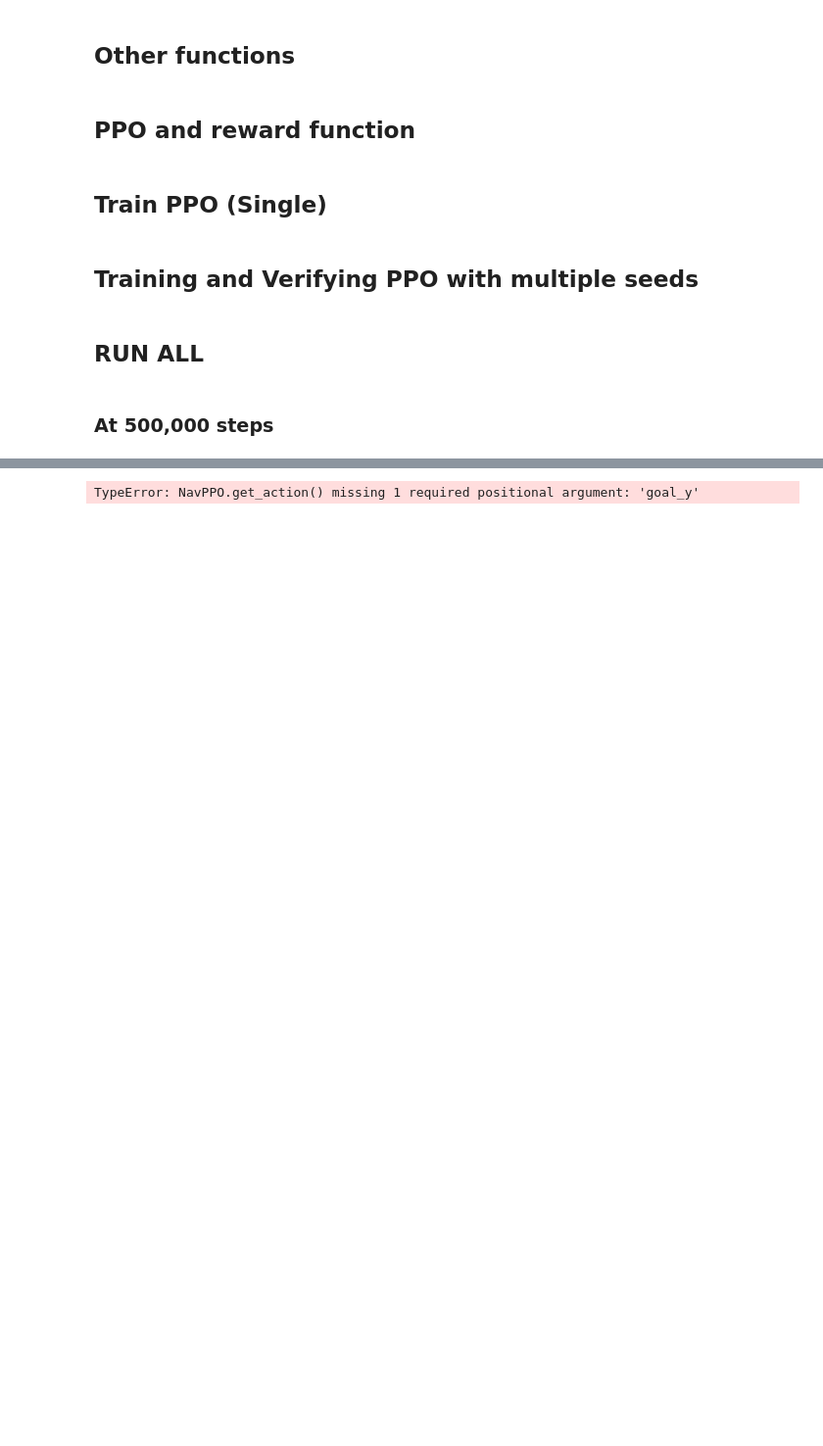
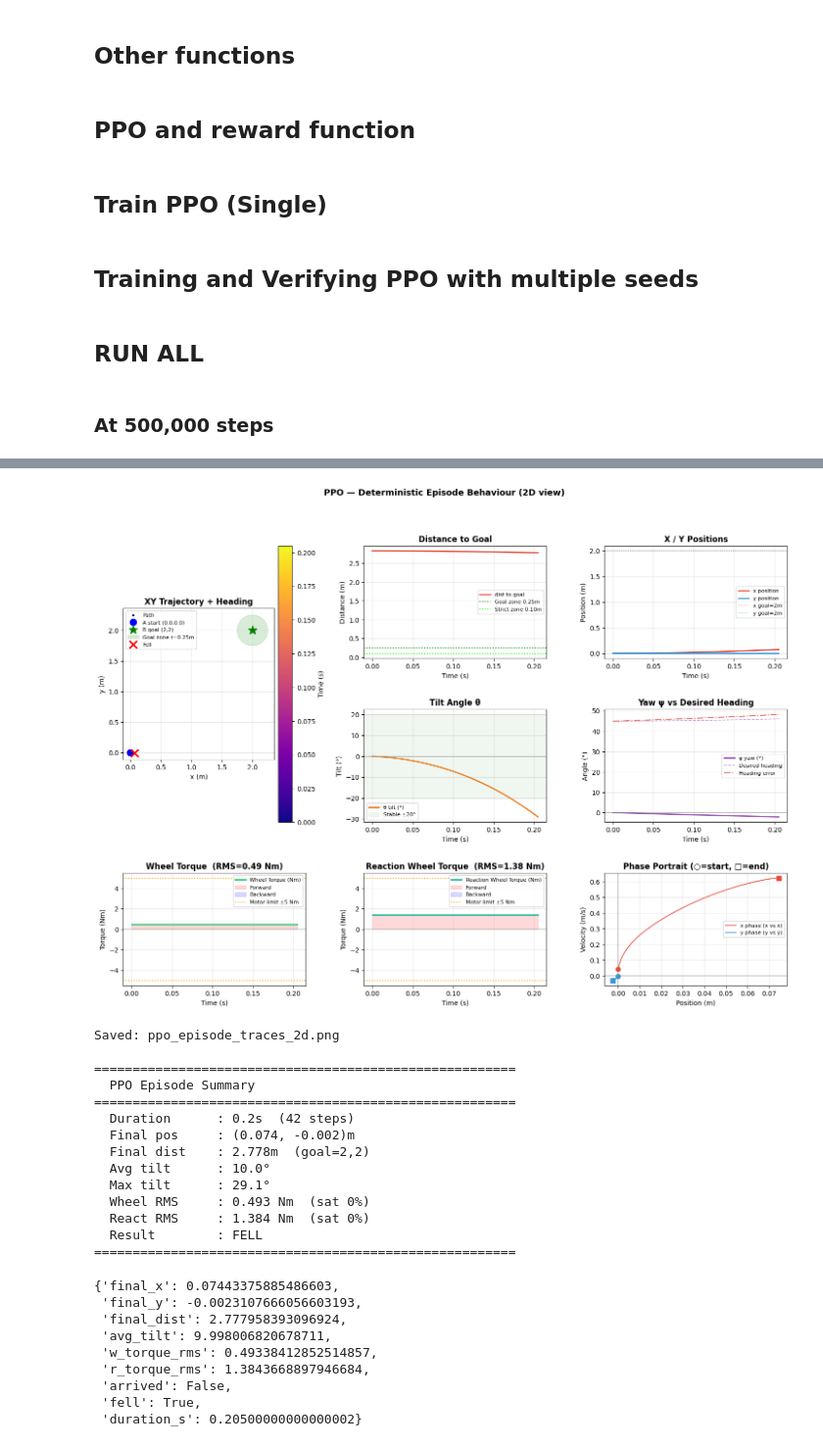
Before and after one commit to OzzysMess/owsbr, a Jupyter notebook: Ozzy/React_PPO_NAV_OzzyVer.ipynb, the cells around one changed output, grey strips where cells are left out. Shown at 98% size. Cells and saved outputs as stored; diff of their text form; code cells hidden in the pictures; blank space fills up the shorter version.

```diff
--- a/Ozzy/React_PPO_NAV_OzzyVer.ipynb
+++ b/Ozzy/React_PPO_NAV_OzzyVer.ipynb
@@ -718,8 +538,31 @@ Training (wall) time: 0.9 min  (56 s)
 # %%
-plot_episode_traces(net, algo="PPO",
-                   XML_PATH=XML_PATH, get_z_for_tilt=get_z_for_tilt, get_obs=get_obs)
+plot_episode_traces(net, algo="PPO", XML_PATH=XML_PATH, get_z_for_tilt=get_z_for_tilt,
+                    mode="2d", x_goal=2, y_goal=2, get_obs=get_obs)
 # %% [output]
+[figure, added]
-TypeError: NavPPO.get_action() missing 1 required positional argument: 'goal_y'
+Saved: ppo_episode_traces_2d.png
+
+=======================================================
+  PPO Episode Summary
+=======================================================
+  Duration      : 0.2s  (42 steps)
+  Final pos     : (0.074, -0.002)m
+  Final dist    : 2.778m  (goal=2,2)
+  Avg tilt      : 10.0°
+  Max tilt      : 29.1°
+  Wheel RMS     : 0.493 Nm  (sat 0%)
+  React RMS     : 1.384 Nm  (sat 0%)
+  Result        : FELL
+=======================================================
+{'final_x': 0.07443375885486603,
+ 'final_y': -0.0023107666056603193,
+ 'final_dist': 2.777958393096924,
+ 'avg_tilt': 9.998006820678711,
+ 'w_torque_rms': 0.49338412852514857,
+ 'r_torque_rms': 1.3843668897946684,
+ 'arrived': False,
+ 'fell': True,
+ 'duration_s': 0.20500000000000002}
 # %%
 # def train_nav(x_start=0.0, x_goal=2.0, y_start=0.0, y_goal=2.0,
 #               seed=42, tag="nav_v4",
```
Also changed, not shown: parts of 9 cells of this notebook, 1 other file.
